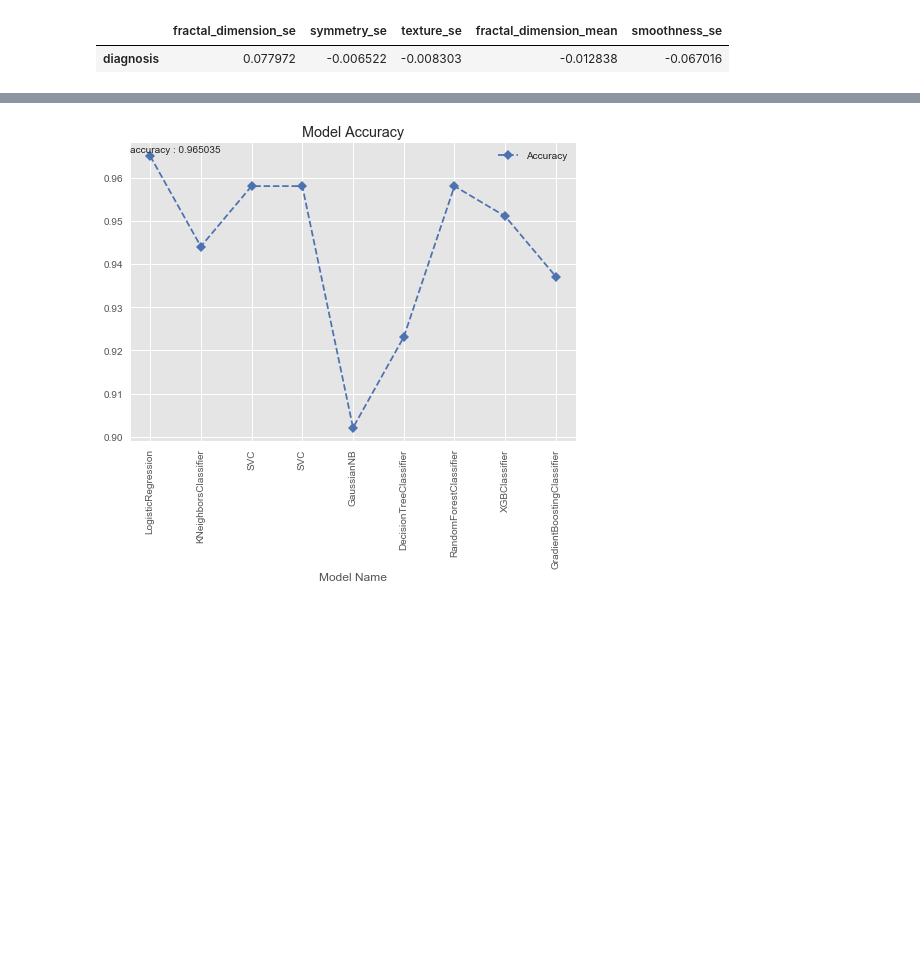
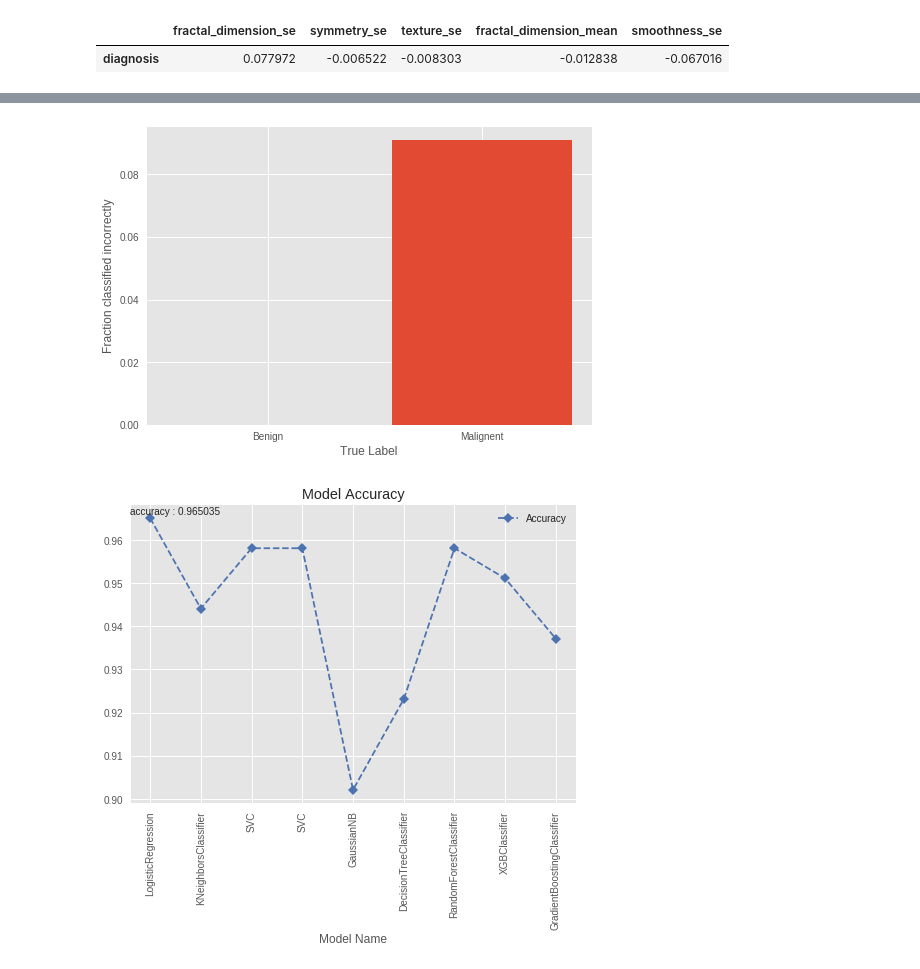
Before and after one commit to Nik8x/Breast_Cancer, a Jupyter notebook: Breast_Cancer.ipynb, the cells around one changed output, grey strips where cells are left out. Saved outputs shown, nothing was run; the diff lists cells and outputs as text; code cells hidden in the pictures; blank space fills up the shorter version.

```diff
--- a/Breast_Cancer.ipynb
+++ b/Breast_Cancer.ipynb
@@ -303,6 +316,15 @@ df_ac
 | RandomForestClassifier | 0.958042 | [[88, 0], [6, 49]] |
 | XGBClassifier | 0.951049 | [[88, 0], [7, 48]] |
 | GradientBoostingClassifier | 0.937063 | [[87, 1], [8, 47]] |
+# %%
+label_frac_error = 1 - np.diag(df_ac['Confusion Matrix'][:1][0]) / np.sum(df_ac['Confusion Matrix'][:1][0], axis=1)
+plt.bar(np.arange(2), label_frac_error)
+plt.xlabel('True Label')
+plt.xticks([.05 ,1], ['Benign', 'Malignent'])
+plt.ylabel('Fraction classified incorrectly')
+plt.show()
+# %% [output]
+[figure, added]
 # %%
 df_ac['Accuracy'].plot(linestyle = '--', marker = 'D', color = 'b')
 plt.xticks(np.arange(0, 9), list(df_ac.index), rotation = 90)
```
Also changed, not shown: parts of 20 cells of this notebook.
